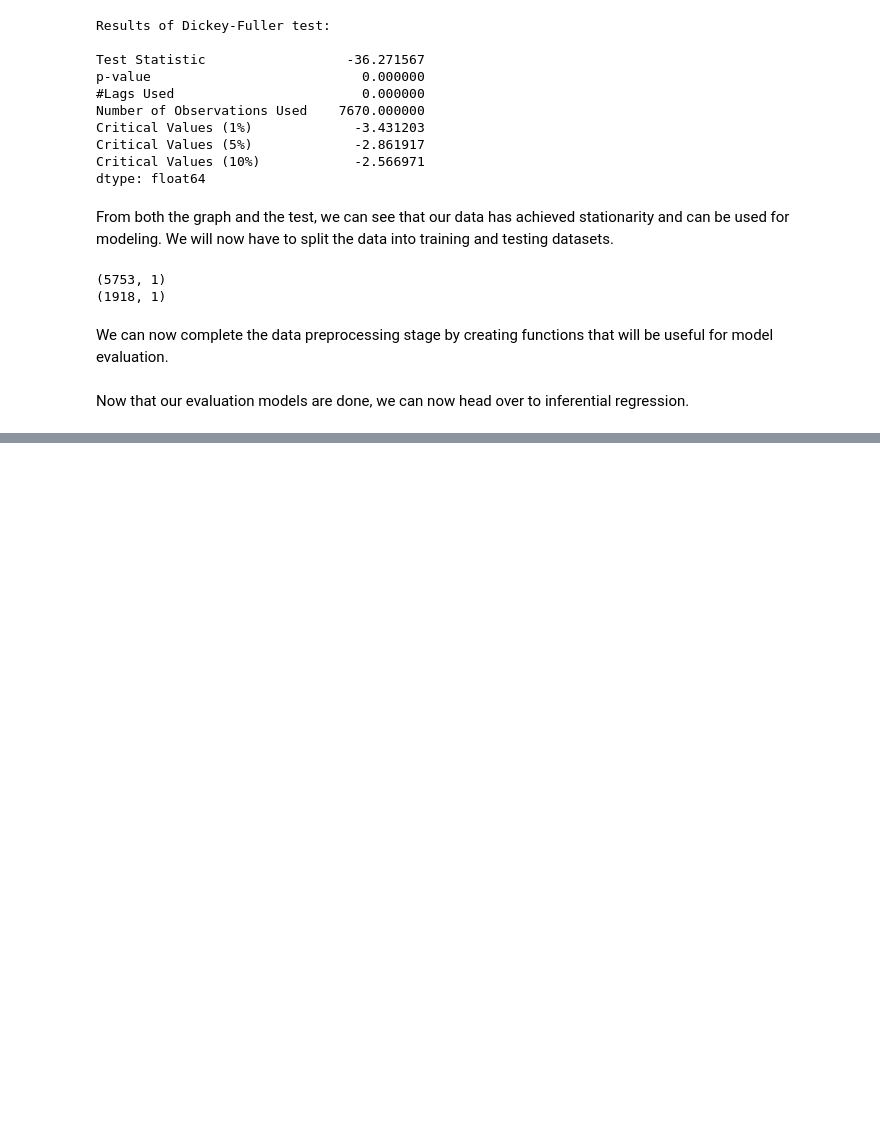
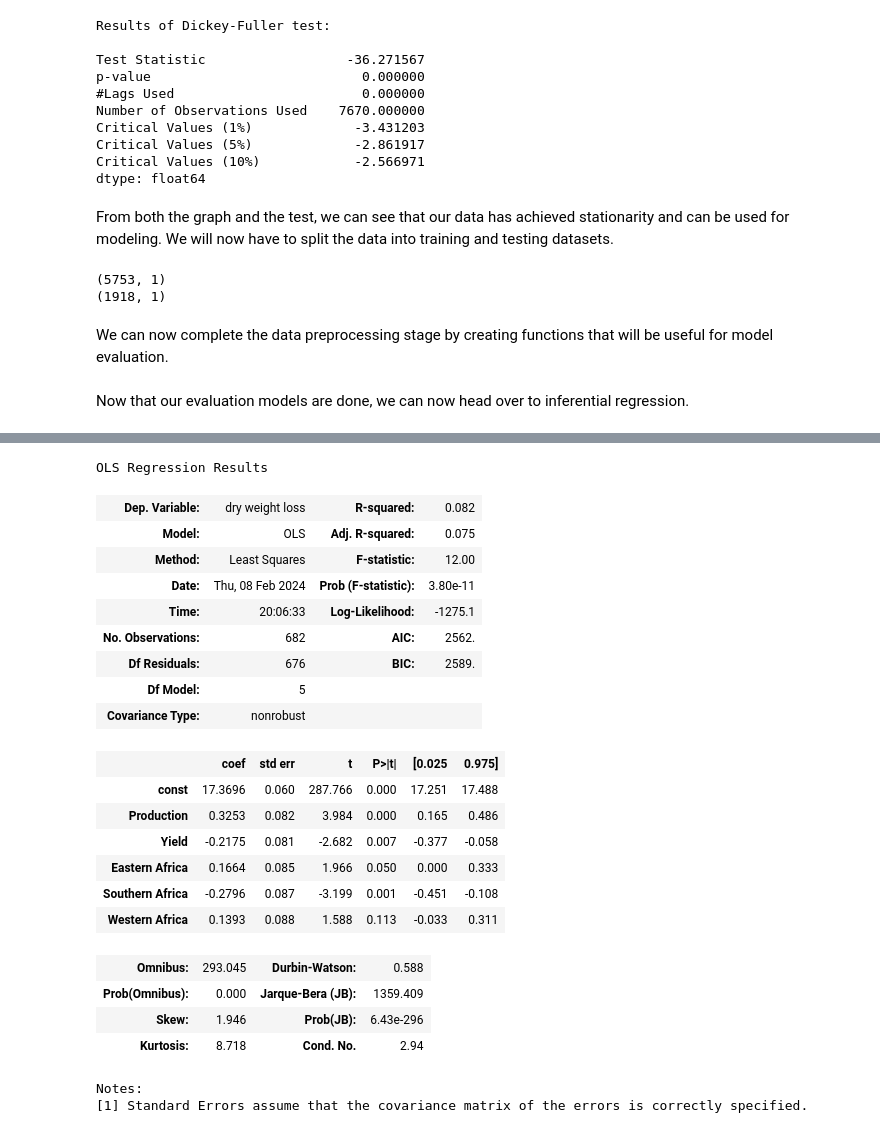
Before and after one commit to Kelvin-Rotich824/Phase_5_Capstone_Project, a Jupyter notebook: Untitled.ipynb, the cells around one changed output, grey strips where cells are left out. Cells and saved outputs as stored; diff of their text form; code cells hidden in the pictures; blank space fills up the shorter version.

```diff
--- a/Untitled.ipynb
+++ b/Untitled.ipynb
@@ -1206,0 +1594,29 @@ Now that our evaluation models are done, we can now head over to inferential reg
+# %%
+X_standardized = X_standardized.drop(['cpi', 'Import Value','Cropland nitrogen per unit area', 'Northern Africa', 'years_to_2050', 'pesticide use per area of cropland'], axis = 1)
+model = sm.OLS(y, sm.add_constant(X_standardized))
+results = model.fit()
+results.summary()
+# %% [output]
+OLS Regression Results
+| Dep. Variable: | dry weight loss | R-squared: | 0.082 |
+| Model: | OLS | Adj. R-squared: | 0.075 |
+| Method: | Least Squares | F-statistic: | 12.00 |
+| Date: | Thu, 08 Feb 2024 | Prob (F-statistic): | 3.80e-11 |
+| Time: | 20:06:33 | Log-Likelihood: | -1275.1 |
+| No. Observations: | 682 | AIC: | 2562. |
+| Df Residuals: | 676 | BIC: | 2589. |
+| Df Model: | 5 |  |  |
+| Covariance Type: | nonrobust |  |  |
+|  | coef | std err | t | P>|t| | [0.025 | 0.975] |
+| const | 17.3696 | 0.060 | 287.766 | 0.000 | 17.251 | 17.488 |
+| Production | 0.3253 | 0.082 | 3.984 | 0.000 | 0.165 | 0.486 |
+| Yield | -0.2175 | 0.081 | -2.682 | 0.007 | -0.377 | -0.058 |
+| Eastern Africa | 0.1664 | 0.085 | 1.966 | 0.050 | 0.000 | 0.333 |
+| Southern Africa | -0.2796 | 0.087 | -3.199 | 0.001 | -0.451 | -0.108 |
+| Western Africa | 0.1393 | 0.088 | 1.588 | 0.113 | -0.033 | 0.311 |
+| Omnibus: | 293.045 | Durbin-Watson: | 0.588 |
+| Prob(Omnibus): | 0.000 | Jarque-Bera (JB): | 1359.409 |
+| Skew: | 1.946 | Prob(JB): | 6.43e-296 |
+| Kurtosis: | 8.718 | Cond. No. | 2.94 |
+Notes:
+[1] Standard Errors assume that the covariance matrix of the errors is correctly specified.
```
Also changed, not shown: parts of 45 cells of this notebook.
